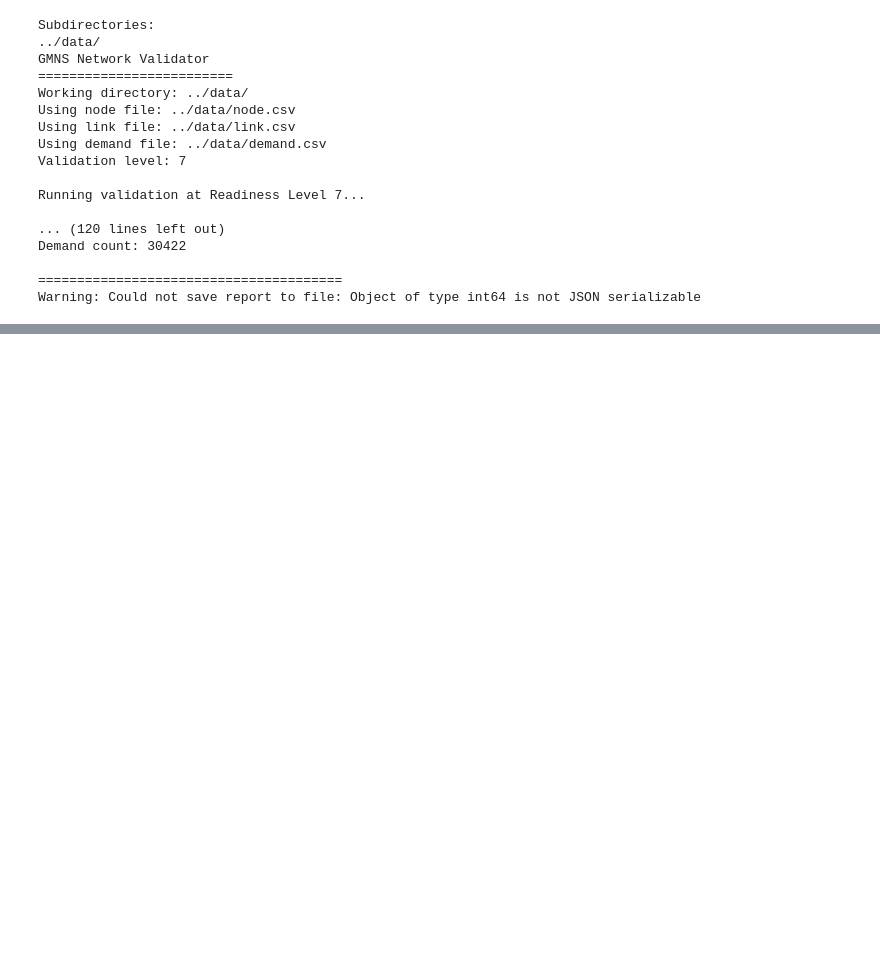
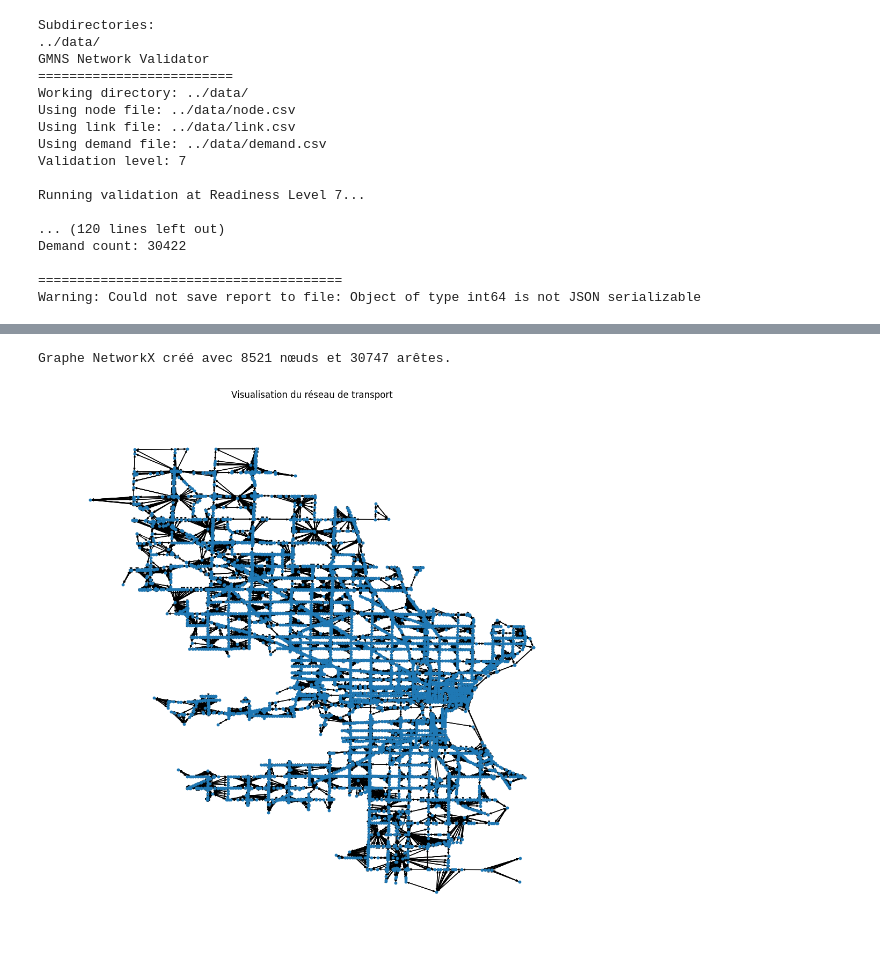
Before and after one commit to antoinekc8/DOTNET_project, a Jupyter notebook: notebook/celestin.ipynb, the cells around one changed output, grey strips where cells are left out. Drawn from its saved outputs; the diff is of its cells as text; code cells hidden in the pictures; blank space fills up the shorter version.

Commit message:
Network Initialization

```diff
--- a/notebook/celestin.ipynb
+++ b/notebook/celestin.ipynb
@@ -33,0 +79,22 @@ Warning: Could not save report to file: Object of type int64 is not JSON seriali
+# %%
+from shapely import wkt
+
+# 1. Chargement des CSV
+df_nodes = df_node.copy()
+df_links = df_link.copy()
+
+
+# 2. Conversion de la colonne texte 'geometry' en objets géométriques réels
+# C'est l'étape clé : on transforme le texte "POINT(..)" en objet Point()
+df_nodes['geometry'] = df_nodes['geometry'].apply(wkt.loads)
+df_links['geometry'] = df_links['geometry'].apply(wkt.loads)
+
+# 3. Création des GeoDataFrames
+gdf_nodes = gpd.GeoDataFrame(df_nodes, geometry='geometry', crs="WGS84")
+gdf_links = gpd.GeoDataFrame(df_links, geometry='geometry', crs="WGS84")
+# On définit l'ID comme index (plus rapide pour NetworkX)
+gdf_nodes.set_index('node_id', inplace=True)
+gdf_links.set_index('link_id', inplace=True)
+
+print("Données chargées et géométries reconnues !")
+gdf_links.head()
@@ -33,0 +110,20 @@ Warning: Could not save report to file: Object of type int64 is not JSON seriali
+# %%
+ #4. Création du graphe NetworkX
+G = nx.DiGraph()
+for idx, row in gdf_nodes.iterrows():
+    G.add_node(idx, geometry=row['geometry'], **row.drop('geometry').to_dict())
+for idx, row in gdf_links.iterrows():
+    start_node = row['from_node_id']
+    end_node = row['to_node_id']
+    G.add_edge(start_node, end_node, geometry=row['geometry'], **row.drop(['geometry', 'from_node_id', 'to_node_id']).to_dict())
+print("Graphe NetworkX créé avec {} nœuds et {} arêtes.".format(G.number_of_nodes(), G.number_of_edges()))
+# 5. Visualisation simple
+plt.figure(figsize=(10, 10))
+pos = {node: (data['geometry'].x, data['geometry'].y) for node, data in G.nodes(data=True)}
+nx.draw(G, pos, node_size=10, arrowsize=5)
+plt.title("Visualisation du réseau de transport")
+plt.show()
+# --- IGNORE ---
+# %% [output]
+Graphe NetworkX créé avec 8521 nœuds et 30747 arêtes.
+[figure, added]
```
Also changed, not shown: parts of 4 cells of this notebook.
